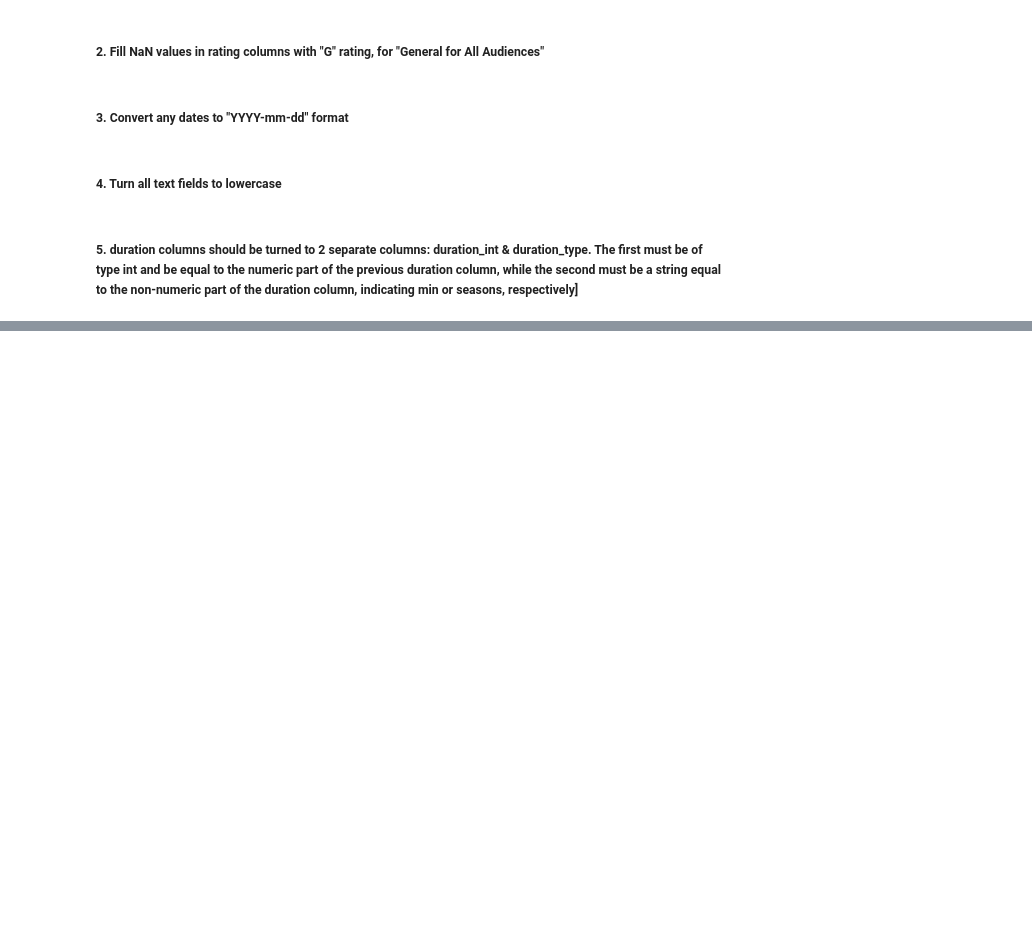
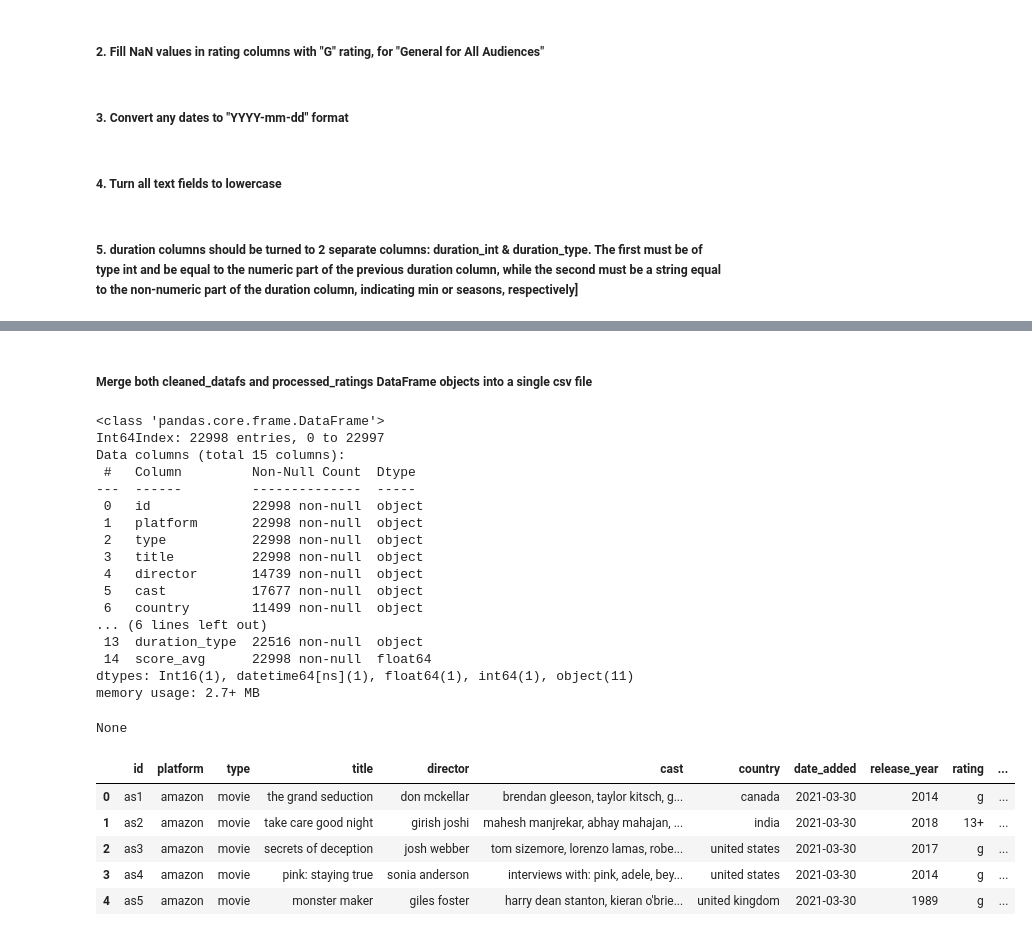
Before and after one commit to saeram00/PI-ML-HENRY, a Jupyter notebook: etl.ipynb, the cells around one changed output, grey strips where cells are left out. Saved outputs shown, nothing was run; the diff lists cells and outputs as text; code cells hidden in the pictures; blank space fills up the shorter version.

```diff
--- a/etl.ipynb
+++ b/etl.ipynb
@@ -83,0 +152,17 @@ amaz_df.head()
+# %%
+mean_score = ratings_df.groupby("movieId")["rating"].mean().round(1)
+processed_ratings = ratings_df.join(mean_score, on="movieId", rsuffix="_avg")
+processed_ratings = processed_ratings.drop_duplicates(subset="movieId", keep="first")
+
+del globbed_path, mean_score, ratings_df
+gc.collect()
+
+processed_ratings.rename(
+    columns={
+        "rating": "score",
+        "rating_avg": "score_avg"
+    },
+    inplace=True
+)
+processed_ratings.to_csv("processed_ratings.csv", index=False)
+display(processed_ratings.head(), processed_ratings.shape)
@@ -83,0 +177,41 @@ amaz_df.head()
+# %% [markdown]
+##### Merge both cleaned_datafs and processed_ratings DataFrame objects into a single csv file
+# %%
+complete_db = cleaned_datafs.merge(
+    processed_ratings,
+    how="outer",
+    left_on="id",
+    right_on="movieId",
+    suffixes=(None, "_y"),
+    validate="1:1"
+)
+
+if "platform_y" in complete_db.columns:
+    complete_db.drop(["platform_y", "score", "userId", "timestamp", "movieId"], axis=1, inplace=True)
+complete_db.to_csv("movies_db.csv", index=False)
+display(complete_db.info(), complete_db.head())
+# %% [output]
+<class 'pandas.core.frame.DataFrame'>
+Int64Index: 22998 entries, 0 to 22997
+Data columns (total 15 columns):
+ #   Column         Non-Null Count  Dtype
+---  ------         --------------  -----
+ 0   id             22998 non-null  object
+ 1   platform       22998 non-null  object
+ 2   type           22998 non-null  object
+ 3   title          22998 non-null  object
+ 4   director       14739 non-null  object
+ 5   cast           17677 non-null  object
+ 6   country        11499 non-null  object
+... (6 lines left out)
+ 13  duration_type  22516 non-null  object
+ 14  score_avg      22998 non-null  float64
+dtypes: Int16(1), datetime64[ns](1), float64(1), int64(1), object(11)
+memory usage: 2.7+ MB
+None
+|  | id | platform | type | title | director | cast | country | date_added | release_year | rating | ... |
+| 0 | as1 | amazon | movie | the grand seduction | don mckellar | brendan gleeson, taylor kitsch, g... | canada | 2021-03-30 | 2014 | g | ... |
+| 1 | as2 | amazon | movie | take care good night | girish joshi | mahesh manjrekar, abhay mahajan, ... | india | 2021-03-30 | 2018 | 13+ | ... |
+| 2 | as3 | amazon | movie | secrets of deception | josh webber | tom sizemore, lorenzo lamas, robe... | united states | 2021-03-30 | 2017 | g | ... |
+| 3 | as4 | amazon | movie | pink: staying true | sonia anderson | interviews with: pink, adele, bey... | united states | 2021-03-30 | 2014 | g | ... |
+| 4 | as5 | amazon | movie | monster maker | giles foster | harry dean stanton, kieran o'brie... | united kingdom | 2021-03-30 | 1989 | g | ... |
```
Also changed, not shown: parts of 7 cells of this notebook, 6 other files.
